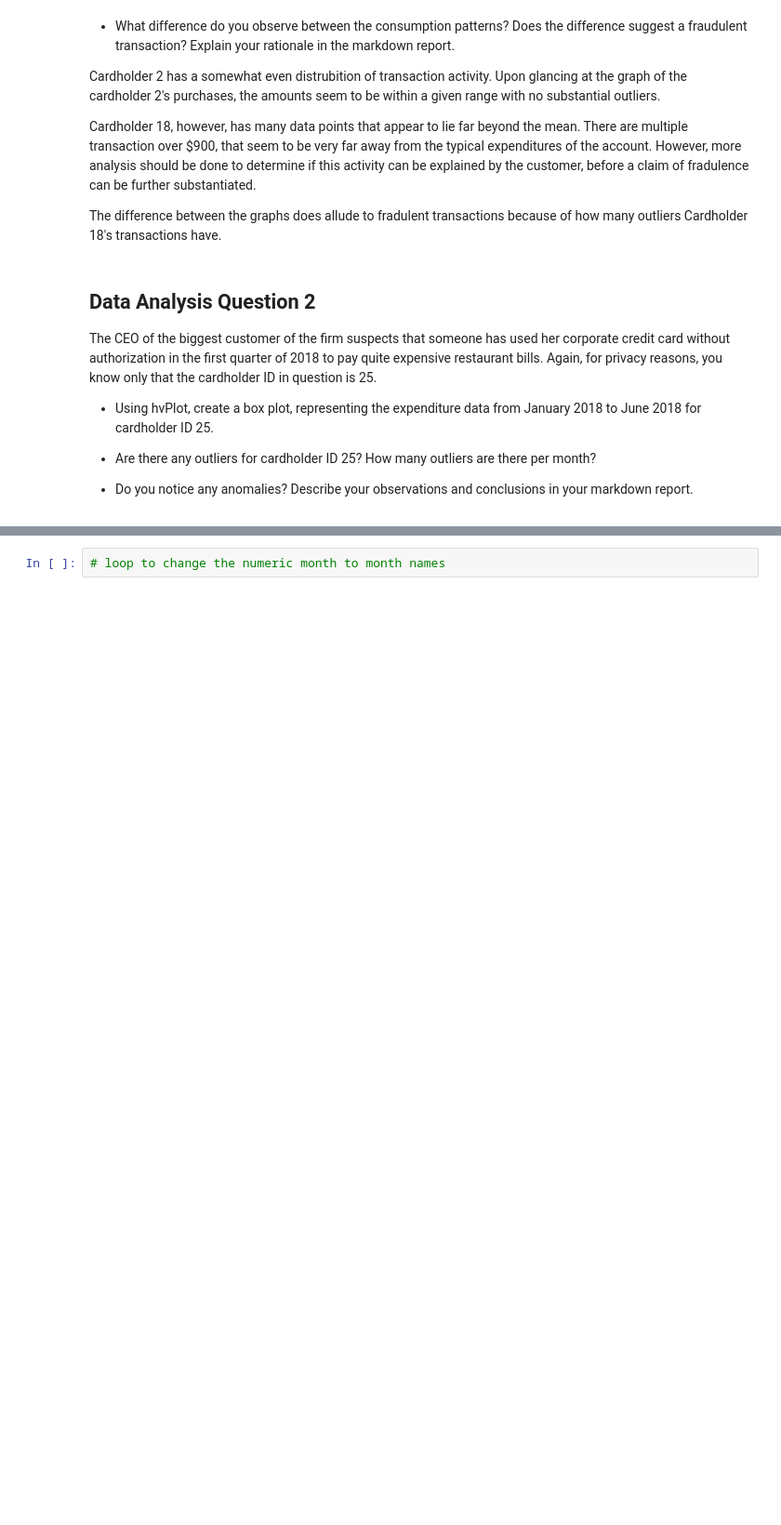
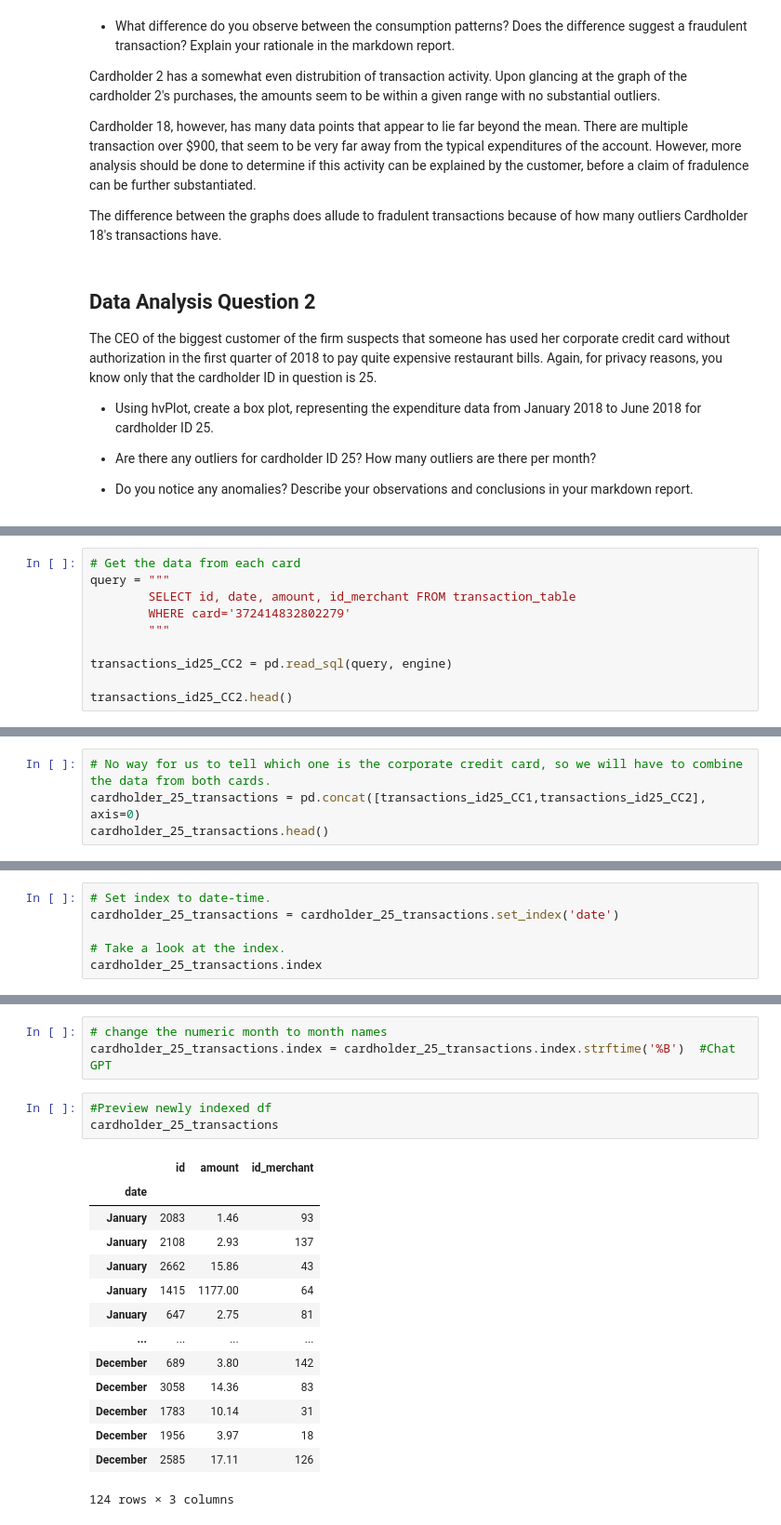
Before and after one commit to MontgomeryG/python-homework, a Jupyter notebook: Module 7 Challenge/Starter_Files/visual_data_analysis.ipynb, the cells around one changed output, grey strips where cells are left out. Shown at 93% size. Drawn from its saved outputs; the diff is of its cells as text; blank space fills up the shorter version.

```diff
--- a/Module 7 Challenge/Starter_Files/visual_data_analysis.ipynb
+++ b/Module 7 Challenge/Starter_Files/visual_data_analysis.ipynb
@@ -324,0 +351,10 @@ query = """
+# %%
+# Get the data from each card
+query = """
+        SELECT id, date, amount, id_merchant FROM transaction_table
+        WHERE card='372414832802279'
+        """
+
+transactions_id25_CC2 = pd.read_sql(query, engine)
+
+transactions_id25_CC2.head()
@@ -324,0 +368,4 @@ query = """
+# %%
+# No way for us to tell which one is the corporate credit card, so we will have to combine the data from both cards.
+cardholder_25_transactions = pd.concat([transactions_id25_CC1,transactions_id25_CC2], axis=0)
+cardholder_25_transactions.head()
@@ -324,0 +379,6 @@ query = """
+# %%
+# Set index to date-time.
+cardholder_25_transactions = cardholder_25_transactions.set_index('date')
+
+# Take a look at the index.
+cardholder_25_transactions.index
@@ -325,4 +398,23 @@ query = """
 # %%
-# loop to change the numeric month to month names
+# change the numeric month to month names
+cardholder_25_transactions.index = cardholder_25_transactions.index.strftime('%B')  #Chat GPT
+# %%
+#Preview newly indexed df
+cardholder_25_transactions
+# %% [output]
+|  | id | amount | id_merchant |
+| date |  |  |  |
+| January | 2083 | 1.46 | 93 |
+| January | 2108 | 2.93 | 137 |
+| January | 2662 | 15.86 | 43 |
+| January | 1415 | 1177.00 | 64 |
+| January | 647 | 2.75 | 81 |
+| ... | ... | ... | ... |
+| December | 689 | 3.80 | 142 |
+| December | 3058 | 14.36 | 83 |
+| December | 1783 | 10.14 | 31 |
+| December | 1956 | 3.97 | 18 |
+| December | 2585 | 17.11 | 126 |
+124 rows × 3 columns
 # %%
 # Creating the six box plots using hvPlot
```
Also changed, not shown: parts of 8 cells of this notebook.
